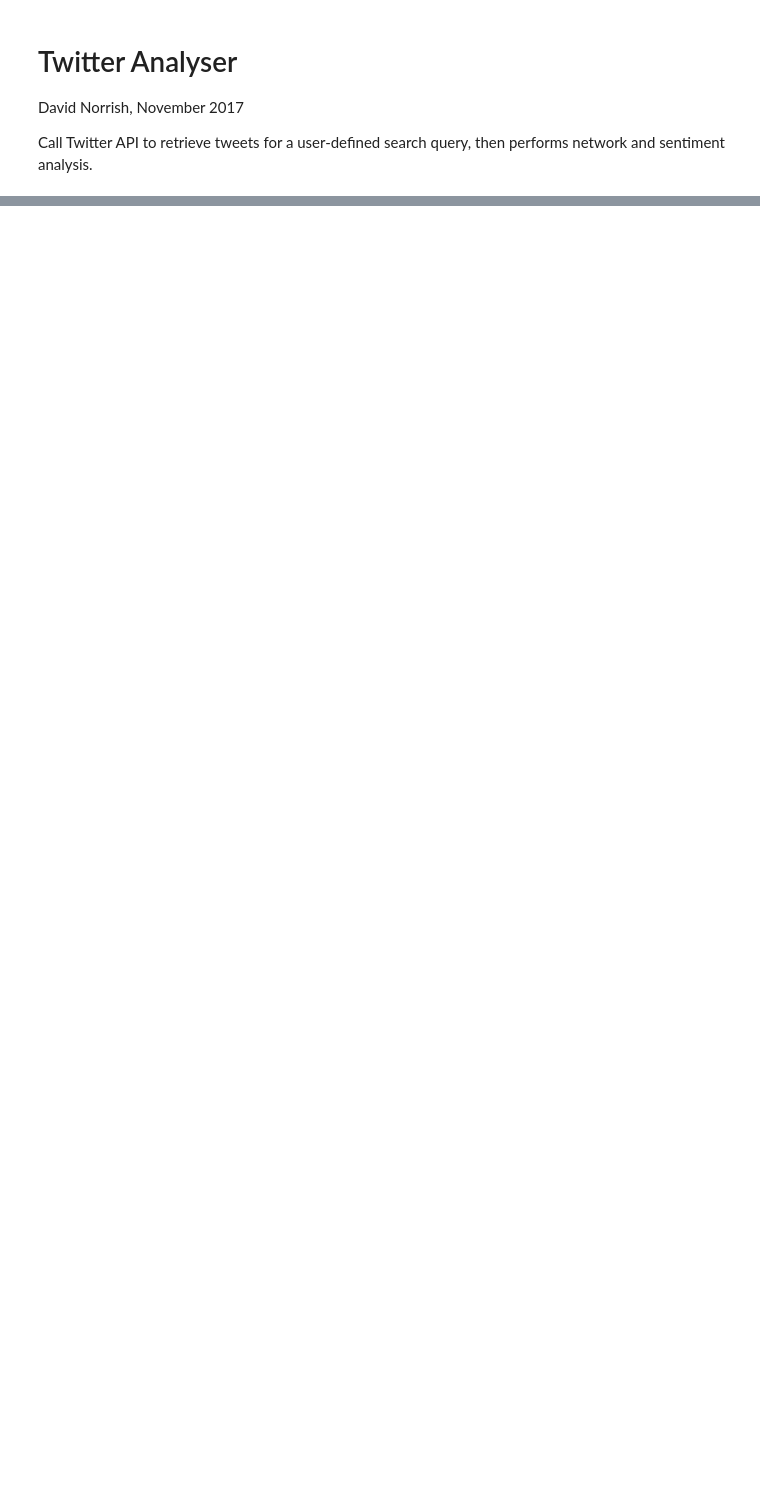
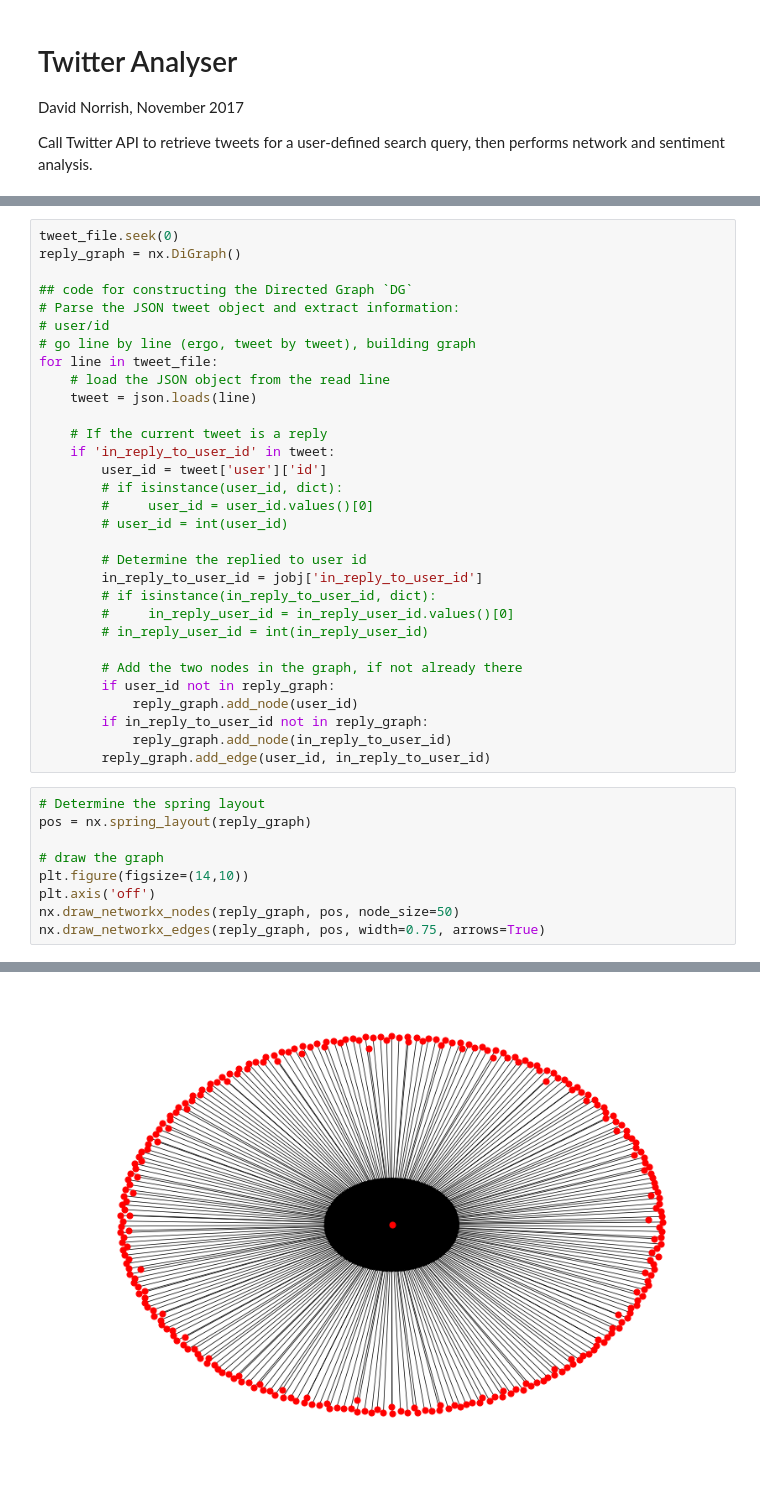
Before and after one commit to norrishd/TwitterAnalysis, a Jupyter notebook: TwitterAnalyser.ipynb, the cells around one changed output, grey strips where cells are left out. Saved outputs shown, nothing was run; the diff lists cells and outputs as text; blank space fills up the shorter version.

```diff
--- a/TwitterAnalyser.ipynb
+++ b/TwitterAnalyser.ipynb
@@ -45,0 +211,41 @@ else:
+# %%
+tweet_file.seek(0)
+reply_graph = nx.DiGraph()
+
+## code for constructing the Directed Graph `DG`
+# Parse the JSON tweet object and extract information:
+# user/id
+# go line by line (ergo, tweet by tweet), building graph
+for line in tweet_file:
+    # load the JSON object from the read line
+    tweet = json.loads(line)
+
+    # If the current tweet is a reply
+    if 'in_reply_to_user_id' in tweet:
+        user_id = tweet['user']['id']
+        # if isinstance(user_id, dict):
+        #     user_id = user_id.values()[0]
+        # user_id = int(user_id)
+
+        # Determine the replied to user id
+        in_reply_to_user_id = jobj['in_reply_to_user_id']
+        # if isinstance(in_reply_to_user_id, dict):
+        #     in_reply_user_id = in_reply_user_id.values()[0]
+        # in_reply_user_id = int(in_reply_user_id)
+
+        # Add the two nodes in the graph, if not already there
+        if user_id not in reply_graph:
+            reply_graph.add_node(user_id)
+        if in_reply_to_user_id not in reply_graph:
+            reply_graph.add_node(in_reply_to_user_id)
+        reply_graph.add_edge(user_id, in_reply_to_user_id)
+# %%
+# Determine the spring layout
+pos = nx.spring_layout(reply_graph)
+
+# draw the graph
+plt.figure(figsize=(14,10))
+plt.axis('off')
+nx.draw_networkx_nodes(reply_graph, pos, node_size=50)
+nx.draw_networkx_edges(reply_graph, pos, width=0.75, arrows=True)
+# %% [output]
@@ -45,0 +253 @@ else:
+[figure, added]
```
Also changed, not shown: parts of 19 cells of this notebook, 3 other files.
